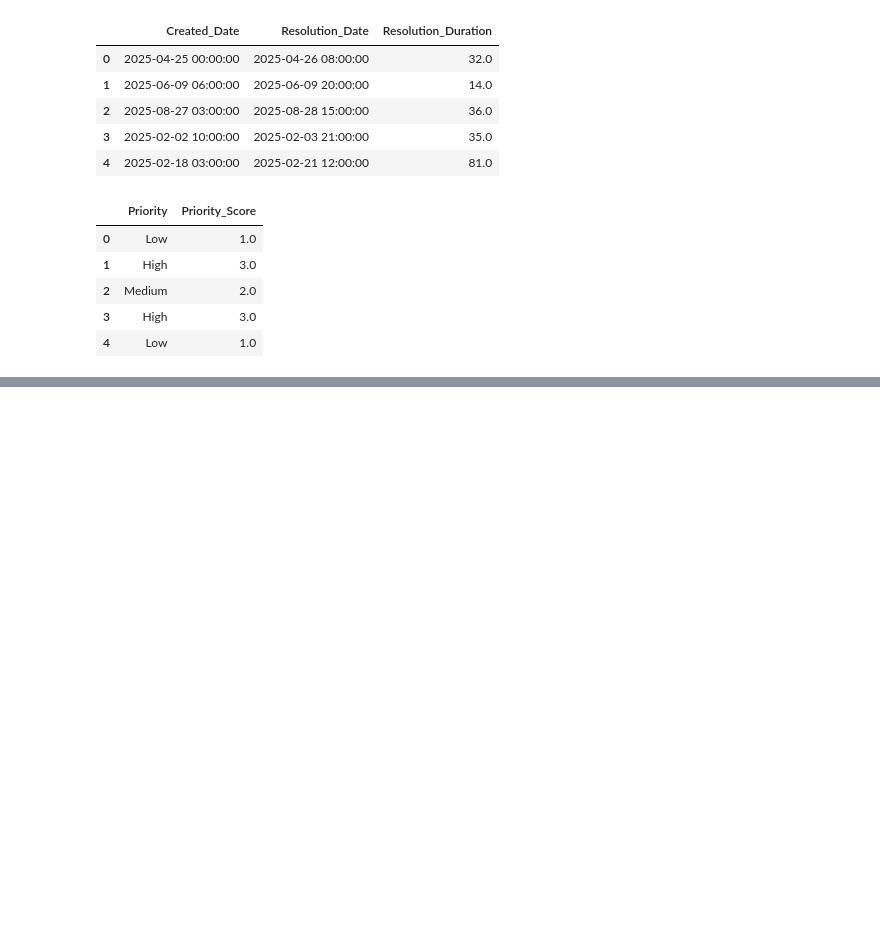
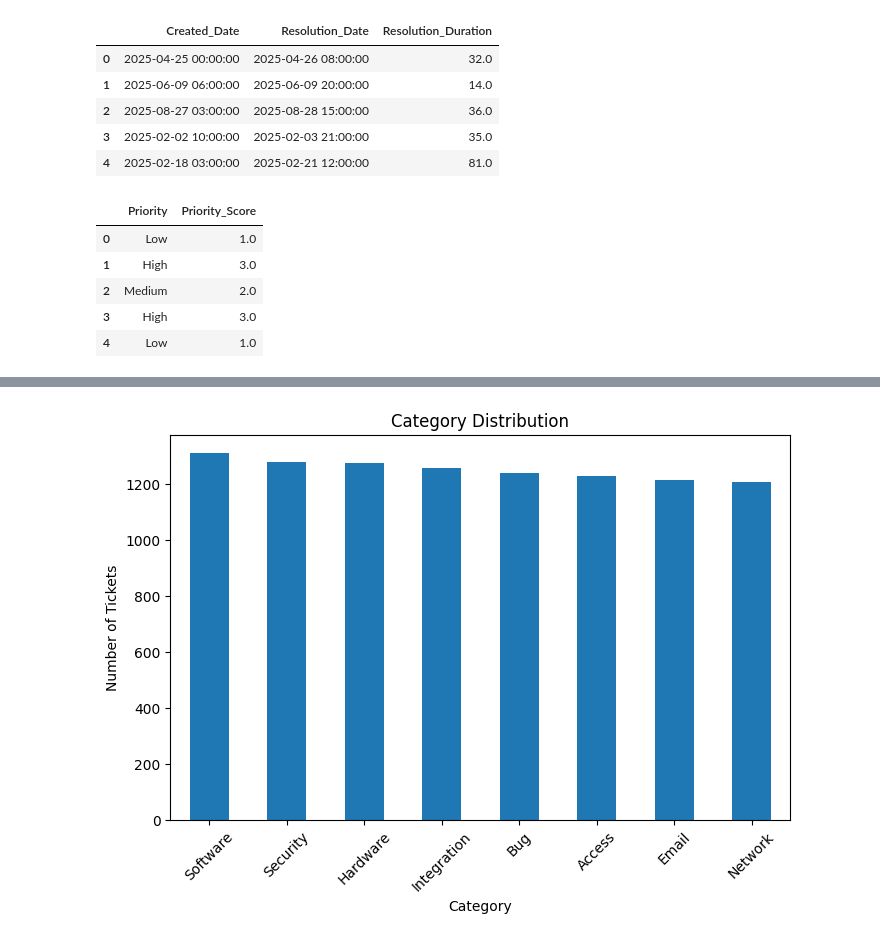
Before and after one commit to springboardmentor1210a/Supportlytics, a Jupyter notebook: infosys_springboard.ipynb, the cells around one changed output, grey strips where cells are left out. Drawn from its saved outputs; the diff is of its cells as text; code cells hidden in the pictures; blank space fills up the shorter version.

```diff
--- a/infosys_springboard.ipynb
+++ b/infosys_springboard.ipynb
@@ -180,0 +196,13 @@ df.to_excel("IT_Support_Tickets_Cleaned.xlsx", index=False)
+# %%
+df["Category"].value_counts().plot(
+    kind="bar",
+    figsize=(8,5)
+)
+
+plt.title("Category Distribution")
+plt.xlabel("Category")
+plt.ylabel("Number of Tickets")
+plt.xticks(rotation=45)
+plt.show()
+# %% [output]
+[figure, added]
```
Also changed, not shown: parts of 33 cells of this notebook, 3 other files.
